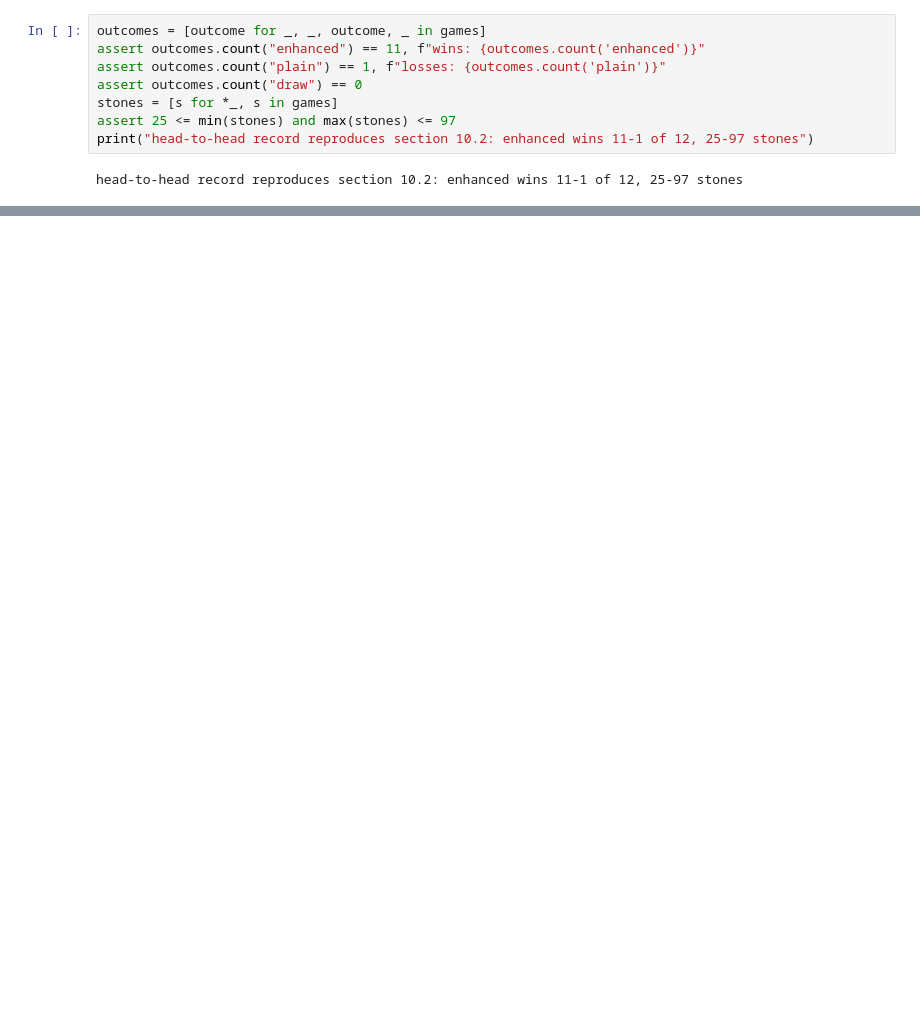
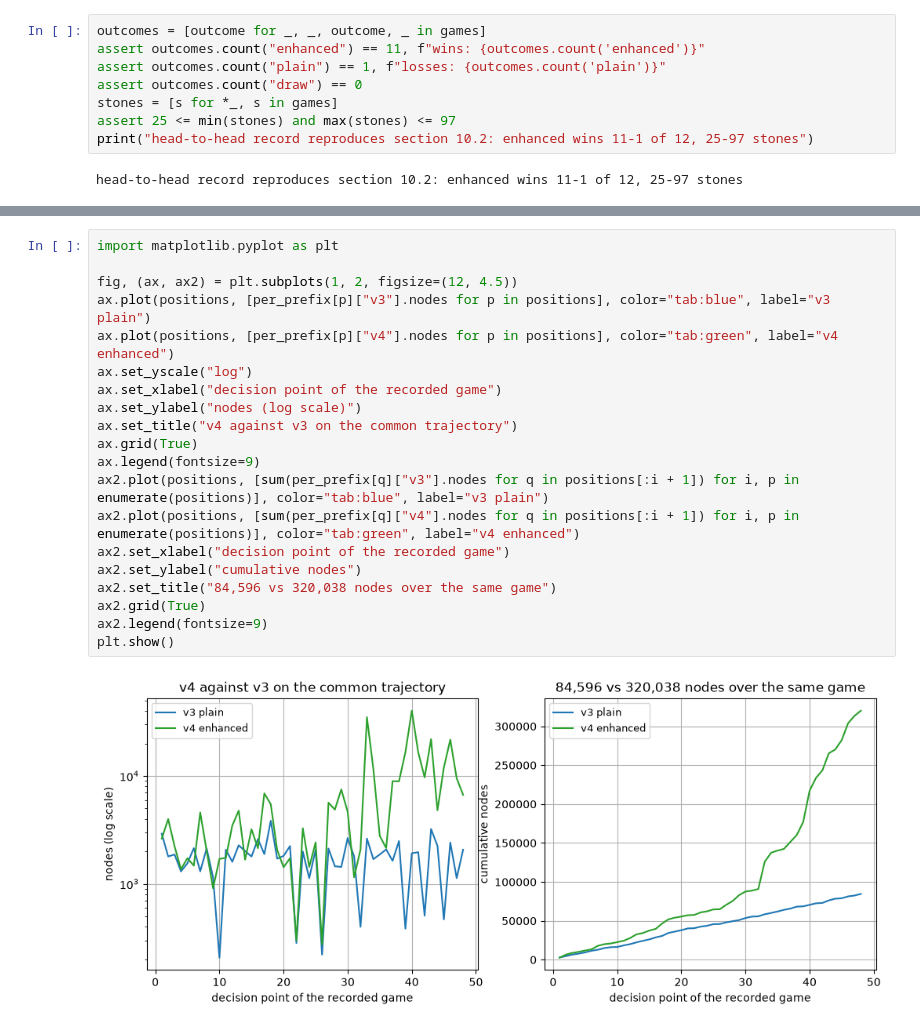
Before and after one commit to EugeneButovka/Connect6Engine, a Jupyter notebook: benchmarks/perf_search_v4_enhanced.ipynb, the cells around one changed output, grey strips where cells are left out. Saved outputs shown, nothing was run; the diff lists cells and outputs as text; blank space fills up the shorter version.

```diff
--- a/benchmarks/perf_search_v4_enhanced.ipynb
+++ b/benchmarks/perf_search_v4_enhanced.ipynb
@@ -245,0 +308,22 @@ head-to-head record reproduces section 10.2: enhanced wins 11-1 of 12, 25-97 sto
+# %%
+import matplotlib.pyplot as plt
+
+fig, (ax, ax2) = plt.subplots(1, 2, figsize=(12, 4.5))
+ax.plot(positions, [per_prefix[p]["v3"].nodes for p in positions], color="tab:blue", label="v3 plain")
+ax.plot(positions, [per_prefix[p]["v4"].nodes for p in positions], color="tab:green", label="v4 enhanced")
+ax.set_yscale("log")
+ax.set_xlabel("decision point of the recorded game")
+ax.set_ylabel("nodes (log scale)")
+ax.set_title("v4 against v3 on the common trajectory")
+ax.grid(True)
+ax.legend(fontsize=9)
+ax2.plot(positions, [sum(per_prefix[q]["v3"].nodes for q in positions[:i + 1]) for i, p in enumerate(positions)], color="tab:blue", label="v3 plain")
+ax2.plot(positions, [sum(per_prefix[q]["v4"].nodes for q in positions[:i + 1]) for i, p in enumerate(positions)], color="tab:green", label="v4 enhanced")
+ax2.set_xlabel("decision point of the recorded game")
+ax2.set_ylabel("cumulative nodes")
+ax2.set_title("84,596 vs 320,038 nodes over the same game")
+ax2.grid(True)
+ax2.legend(fontsize=9)
+plt.show()
+# %% [output]
+[figure, added]
```
Also changed, not shown: parts of 13 cells of this notebook, 11 other files.
